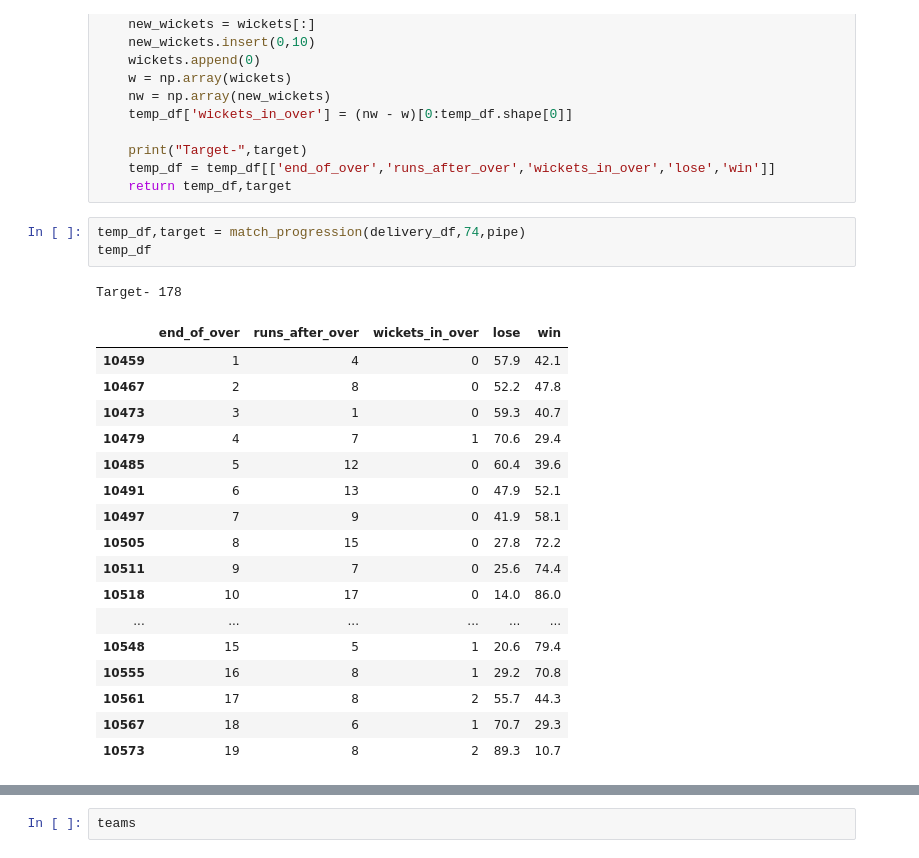
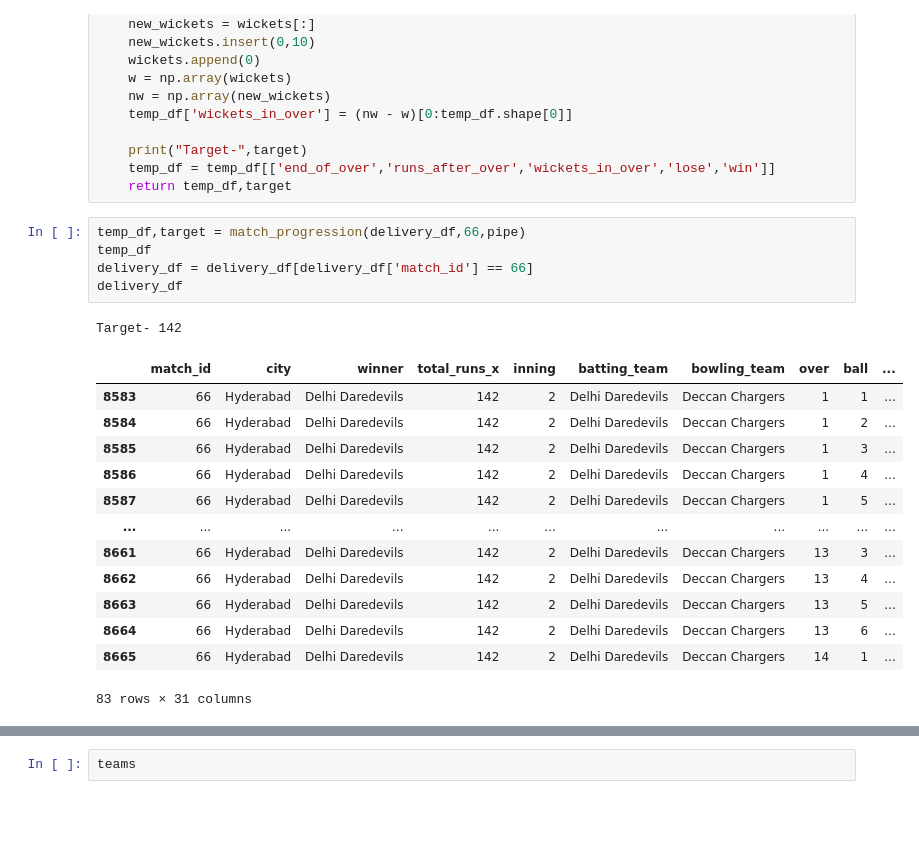
Before and after one commit to Sipun00/vscode, a Jupyter notebook: IPL DATA ANNALYSIS/IPL2.ipynb, the cells around one changed output, grey strips where cells are left out. Saved outputs shown, nothing was run; the diff lists cells and outputs as text; blank space fills up the shorter version.

```diff
--- a/IPL DATA ANNALYSIS/IPL2.ipynb
+++ b/IPL DATA ANNALYSIS/IPL2.ipynb
@@ -268,27 +268,25 @@ def match_progression(x_df,match_id,pipe):
     temp_df = temp_df[['end_of_over','runs_after_over','wickets_in_over','lose','win']]
     return temp_df,target
 # %%
-temp_df,target = match_progression(delivery_df,74,pipe)
+temp_df,target = match_progression(delivery_df,66,pipe)
 temp_df
+delivery_df = delivery_df[delivery_df['match_id'] == 66]
+delivery_df
 # %% [output]
-Target- 178
+Target- 142
-|  | end_of_over | runs_after_over | wickets_in_over | lose | win |
-| 10459 | 1 | 4 | 0 | 57.9 | 42.1 |
-| 10467 | 2 | 8 | 0 | 52.2 | 47.8 |
-| 10473 | 3 | 1 | 0 | 59.3 | 40.7 |
-| 10479 | 4 | 7 | 1 | 70.6 | 29.4 |
-| 10485 | 5 | 12 | 0 | 60.4 | 39.6 |
-| 10491 | 6 | 13 | 0 | 47.9 | 52.1 |
-| 10497 | 7 | 9 | 0 | 41.9 | 58.1 |
-| 10505 | 8 | 15 | 0 | 27.8 | 72.2 |
-| 10511 | 9 | 7 | 0 | 25.6 | 74.4 |
-| 10518 | 10 | 17 | 0 | 14.0 | 86.0 |
-| ... | ... | ... | ... | ... | ... |
-| 10548 | 15 | 5 | 1 | 20.6 | 79.4 |
-| 10555 | 16 | 8 | 1 | 29.2 | 70.8 |
-| 10561 | 17 | 8 | 2 | 55.7 | 44.3 |
-| 10567 | 18 | 6 | 1 | 70.7 | 29.3 |
-| 10573 | 19 | 8 | 2 | 89.3 | 10.7 |
+|  | match_id | city | winner | total_runs_x | inning | batting_team | bowling_team | over | ball | ... |
+| 8583 | 66 | Hyderabad | Delhi Daredevils | 142 | 2 | Delhi Daredevils | Deccan Chargers | 1 | 1 | ... |
+| 8584 | 66 | Hyderabad | Delhi Daredevils | 142 | 2 | Delhi Daredevils | Deccan Chargers | 1 | 2 | ... |
+| 8585 | 66 | Hyderabad | Delhi Daredevils | 142 | 2 | Delhi Daredevils | Deccan Chargers | 1 | 3 | ... |
+| 8586 | 66 | Hyderabad | Delhi Daredevils | 142 | 2 | Delhi Daredevils | Deccan Chargers | 1 | 4 | ... |
+| 8587 | 66 | Hyderabad | Delhi Daredevils | 142 | 2 | Delhi Daredevils | Deccan Chargers | 1 | 5 | ... |
+| ... | ... | ... | ... | ... | ... | ... | ... | ... | ... | ... |
+| 8661 | 66 | Hyderabad | Delhi Daredevils | 142 | 2 | Delhi Daredevils | Deccan Chargers | 13 | 3 | ... |
+| 8662 | 66 | Hyderabad | Delhi Daredevils | 142 | 2 | Delhi Daredevils | Deccan Chargers | 13 | 4 | ... |
+| 8663 | 66 | Hyderabad | Delhi Daredevils | 142 | 2 | Delhi Daredevils | Deccan Chargers | 13 | 5 | ... |
+| 8664 | 66 | Hyderabad | Delhi Daredevils | 142 | 2 | Delhi Daredevils | Deccan Chargers | 13 | 6 | ... |
+| 8665 | 66 | Hyderabad | Delhi Daredevils | 142 | 2 | Delhi Daredevils | Deccan Chargers | 14 | 1 | ... |
+83 rows × 31 columns
 # %%
 import matplotlib.pyplot as plt
 plt.figure(figsize=(18,8))
```
Also changed, not shown: parts of 5 cells of this notebook, 12 other files.
